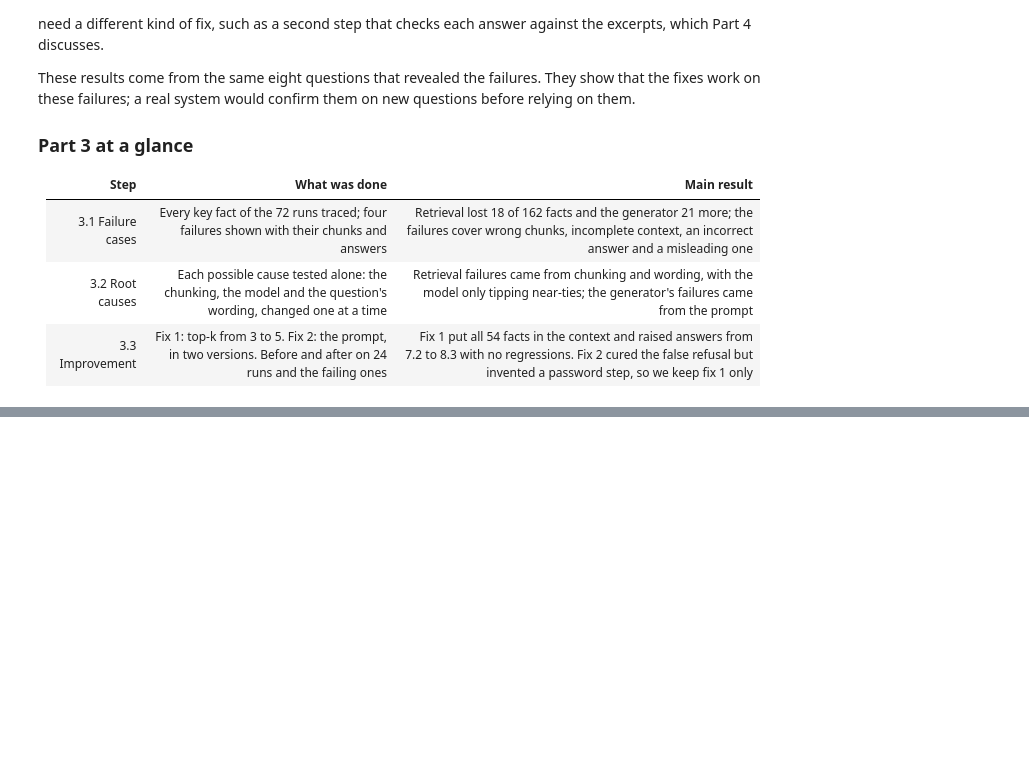
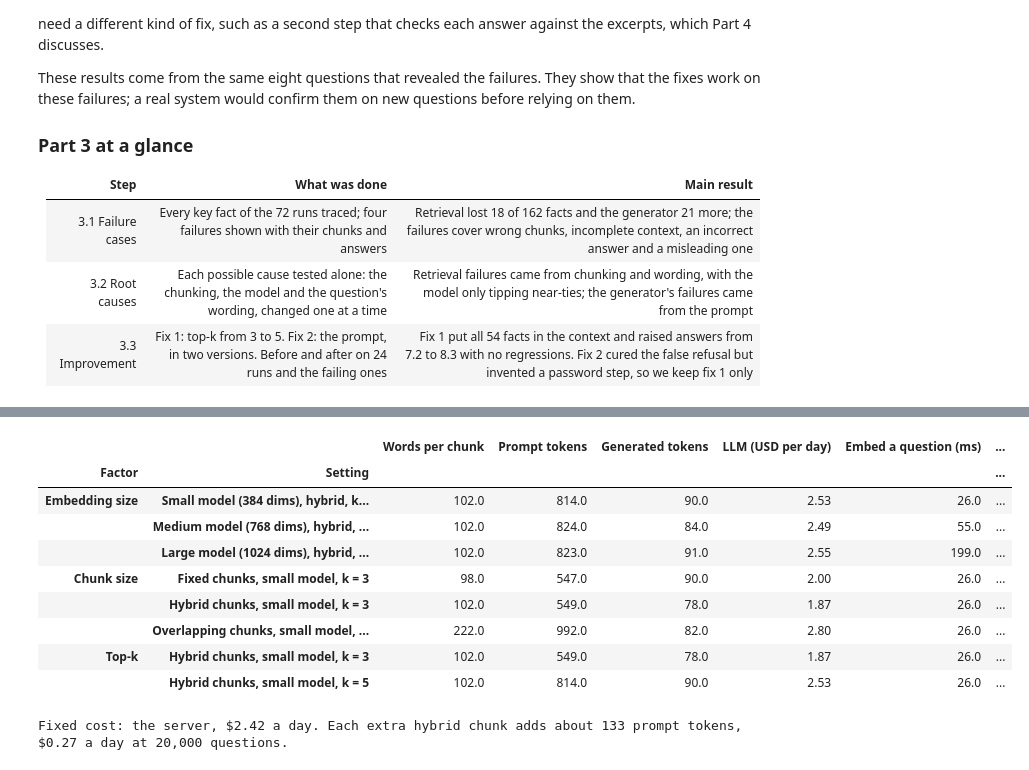
Before and after one commit to manojkmohan5/13_QuadConnect, a Jupyter notebook: rag/rag_system.ipynb, the cells around one changed output, grey strips where cells are left out. Cells and saved outputs as stored; diff of their text form; code cells hidden in the pictures; blank space fills up the shorter version.

```diff
--- a/rag/rag_system.ipynb
+++ b/rag/rag_system.ipynb
@@ -2247,0 +2272,61 @@ failures; a real system would confirm them on new questions before relying on th
+# %%
+GROQ_PRICE = {"prompt": 0.10, "generated": 0.50}  # USD per 1M tokens, gpt-oss-20b on Groq (A7's price list, 2026-11-03)
+SERVER = {"Machine": "AWS m7i.large", "USD per hour": 0.1008, "vCPUs": 2}  # A7's server for API calls, on demand
+USERS, QUESTIONS_PER_USER = 10_000, 2  # assumption: two questions per user per day
+QUESTIONS = USERS * QUESTIONS_PER_USER
+
+
+def llm_per_day(prompt_tokens, generated_tokens):
+    """USD per day for the language model's tokens at QUESTIONS questions a day."""
+    return QUESTIONS * (prompt_tokens * GROQ_PRICE["prompt"] + generated_tokens * GROQ_PRICE["generated"]) / 1e6
+
+
+def cpu_per_day(ms_per_question):
+    """USD per day for the server's CPU time spent embedding questions (one vCPU per embedding)."""
+    return QUESTIONS * ms_per_question / 1000 * SERVER["USD per hour"] / SERVER["vCPUs"] / 3600
+
+
+k3 = EVALUATION.groupby(["Size", "Strategy"], sort=False)[["Prompt tokens", "Completion tokens"]].mean()
+k5 = FIXES[FIXES["Stage"].str.startswith("B")].groupby("Size", sort=False)[["Prompt tokens", "Completion tokens"]].mean()
+embed_ms = EVALUATION.groupby("Size", sort=False)["Embed (ms)"].median()
+dims = EMBEDDING_STATS.groupby("Size", sort=False)["Dimensions"].first()
+words = {name: table["Words"].mean() for name, table in CHUNKS.items()}
+
+
+def cost_row(factor, setting, tokens, size="Small", chunk_words=None):
+    prompt, generated = tokens["Prompt tokens"], tokens["Completion tokens"]
+    return {"Factor": factor, "Setting": setting, "Words per chunk": chunk_words, "Prompt tokens": prompt,
+            "Generated tokens": generated, "LLM (USD per day)": llm_per_day(prompt, generated),
+            "Embed a question (ms)": embed_ms[size], "Embedding CPU (USD per day)": cpu_per_day(embed_ms[size]),
+            "Vectors for 1M chunks (GB)": dims[size] * 4 * 1e6 / 1e9}
+
+
+rows = [cost_row("Embedding size", f"{size} model ({dims[size]} dims), hybrid, k = 5", k5.loc[size], size,
+                 words["Hybrid"]) for size in EMBEDDERS]
+rows += [cost_row("Chunk size", f"{strategy} chunks, small model, k = 3", k3.loc[("Small", strategy)], "Small",
+                  words[strategy]) for strategy in ["Fixed", "Hybrid", "Overlapping"]]
+rows += [cost_row("Top-k", f"Hybrid chunks, small model, k = {k}", tokens, "Small", words["Hybrid"])
+         for k, tokens in [(3, k3.loc[("Small", "Hybrid")]), (5, k5.loc["Small"])]]
+COSTS = pd.DataFrame(rows).set_index(["Factor", "Setting"])
+COSTS["Variable cost (USD per day)"] = COSTS["LLM (USD per day)"] + COSTS["Embedding CPU (USD per day)"]
+with pd.option_context("display.max_columns", None):
+    display(COSTS.round({"Words per chunk": 0, "Prompt tokens": 0, "Generated tokens": 0, "LLM (USD per day)": 2,
+                         "Embed a question (ms)": 0, "Embedding CPU (USD per day)": 4,
+                         "Vectors for 1M chunks (GB)": 2, "Variable cost (USD per day)": 2}))
+COSTS.to_csv(RESULTS / "costs.csv", lineterminator="\n")
+server_per_day = SERVER["USD per hour"] * 24
+per_chunk = (k5.loc["Small", "Prompt tokens"] - k3.loc[("Small", "Hybrid"), "Prompt tokens"]) / 2
+print(f"Fixed cost: the server, ${server_per_day:.2f} a day. Each extra hybrid chunk adds about {per_chunk:.0f} prompt "
+      f"tokens, ${llm_per_day(per_chunk, 0):.2f} a day at {QUESTIONS:,} questions.")
+# %% [output]
+|  |  | Words per chunk | Prompt tokens | Generated tokens | LLM (USD per day) | Embed a question (ms) | ... |
+| Factor | Setting |  |  |  |  |  | ... |
+| Embedding size | Small model (384 dims), hybrid, k... | 102.0 | 814.0 | 90.0 | 2.53 | 26.0 | ... |
+|  | Medium model (768 dims), hybrid, ... | 102.0 | 824.0 | 84.0 | 2.49 | 55.0 | ... |
+|  | Large model (1024 dims), hybrid, ... | 102.0 | 823.0 | 91.0 | 2.55 | 199.0 | ... |
+| Chunk size | Fixed chunks, small model, k = 3 | 98.0 | 547.0 | 90.0 | 2.00 | 26.0 | ... |
+|  | Hybrid chunks, small model, k = 3 | 102.0 | 549.0 | 78.0 | 1.87 | 26.0 | ... |
+|  | Overlapping chunks, small model, ... | 222.0 | 992.0 | 82.0 | 2.80 | 26.0 | ... |
+| Top-k | Hybrid chunks, small model, k = 3 | 102.0 | 549.0 | 78.0 | 1.87 | 26.0 | ... |
+|  | Hybrid chunks, small model, k = 5 | 102.0 | 814.0 | 90.0 | 2.53 | 26.0 | ... |
+Fixed cost: the server, $2.42 a day. Each extra hybrid chunk adds about 133 prompt tokens, $0.27 a day at 20,000 questions.
```
Also changed, not shown: parts of 10 cells of this notebook, 10 other files.
